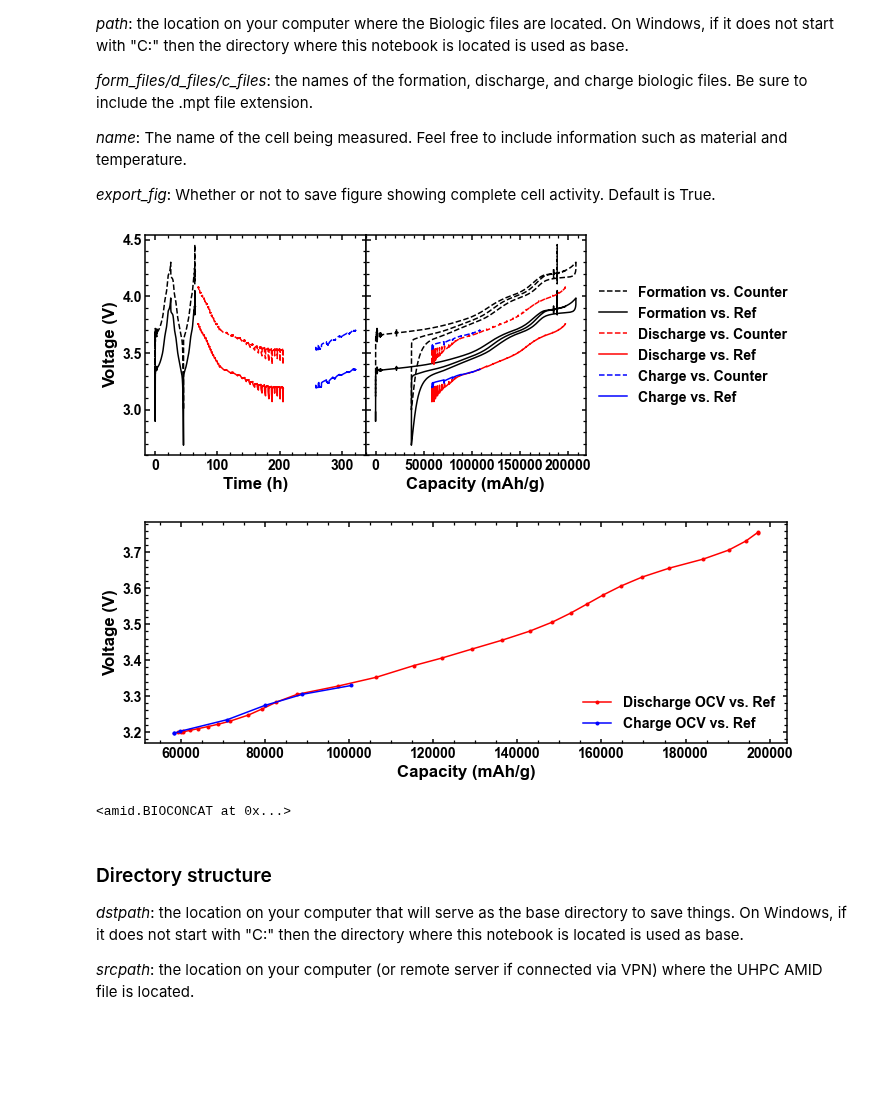
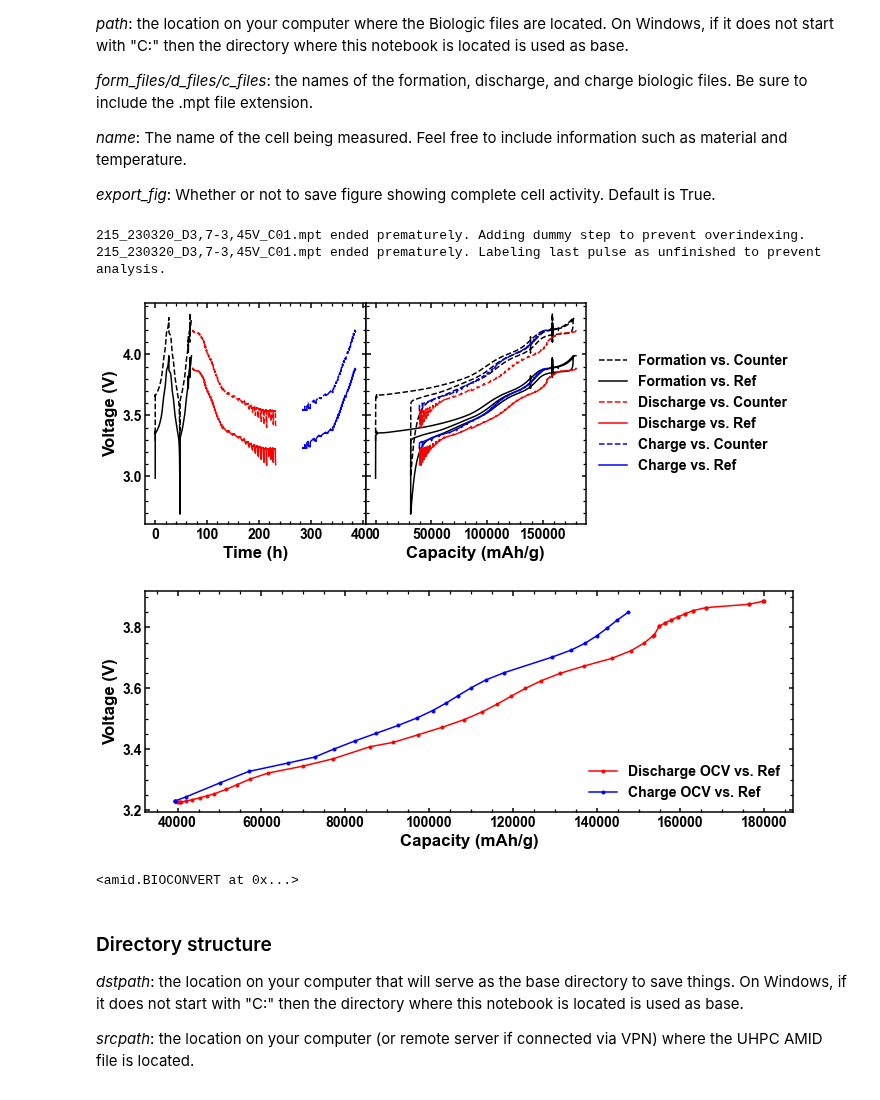
Before and after one commit to mmemcormier/amid, a Jupyter notebook: amid-dev-mb.ipynb, the cells around one changed output. Cells and saved outputs as stored; diff of their text form; code cells hidden in the pictures; blank space fills up the shorter version.

Commit message:
Fixed BIOCONVERT overindexing issue when test stopped prematurely

```diff
--- a/amid-dev-mb.ipynb
+++ b/amid-dev-mb.ipynb
@@ -26,17 +26,19 @@ Biologic files must first be pre-processed to generate UHPC style files capable
 # %%
 from amid import BIOCONVERT
 
-path = 'C:/Users/Mitch/Lab/Commercial Material/Zhenhua/Atlung/Data/217'
-form_files = ['217_230224_C03.mpt','217_230227_C03.mpt']
-d_files = ['217_230316_D4,2-3,7V_C03.mpt', '217_230320_D3,7-3,45V_C03.mpt']
-c_files = ['217_230324_C3,45-3,7V_C03.mpt']
-name = '217 Zhenhua NM9505 30C'
+path = 'C:/Users/Mitch/Lab/Commercial Material/Zhenhua/Atlung/Data/215'
+form_files = ['215_230224_C01.mpt']
+d_files = ['215_230301_D_C01.mpt', '215_230316_D4,2-3,7V_C01.mpt', '215_230320_D3,7-3,45V_C01.mpt']
+c_files = ['215_230324_C3,45-3,7V_C01.mpt', '215_230331_C3,7-4,2V_C01.mpt']
+name = '215 Zhenhua NM9505 30C'
 
 BIOCONVERT(path, form_files, d_files, c_files, name)
 # %% [output]
+215_230320_D3,7-3,45V_C01.mpt ended prematurely. Adding dummy step to prevent overindexing.
+215_230320_D3,7-3,45V_C01.mpt ended prematurely. Labeling last pulse as unfinished to prevent analysis.
-[figure, old version]
+[figure, new version]
-[figure, old version]
+[figure, new version]
-<amid.BIOCONCAT at 0x...>
+<amid.BIOCONVERT at 0x...>
 # %% [markdown]
 ### Directory structure
 
```
Also changed, not shown: 4 other files.
